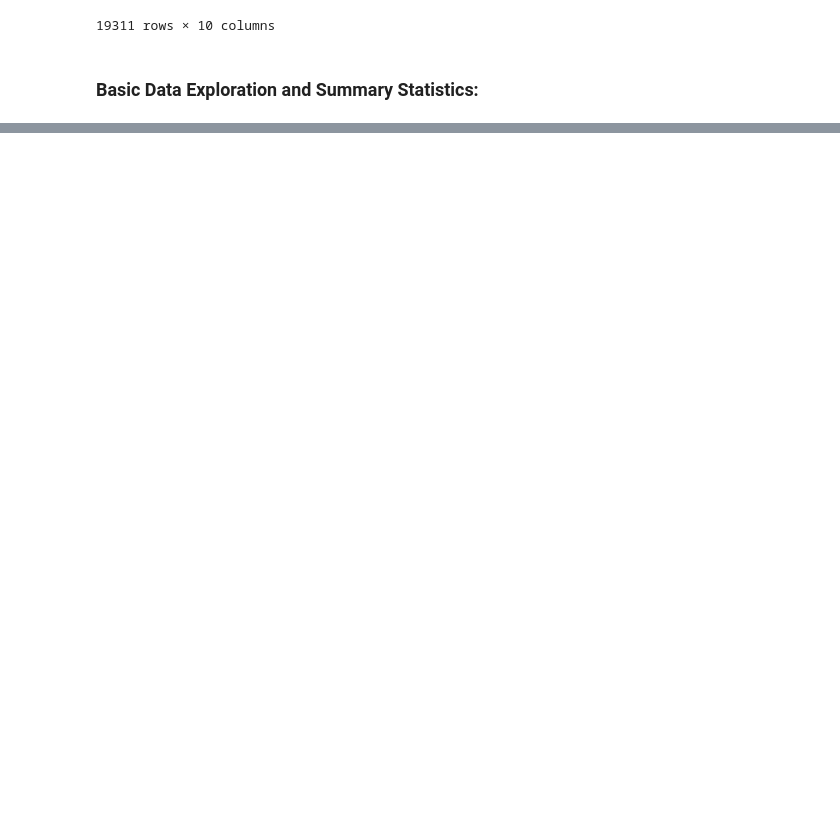
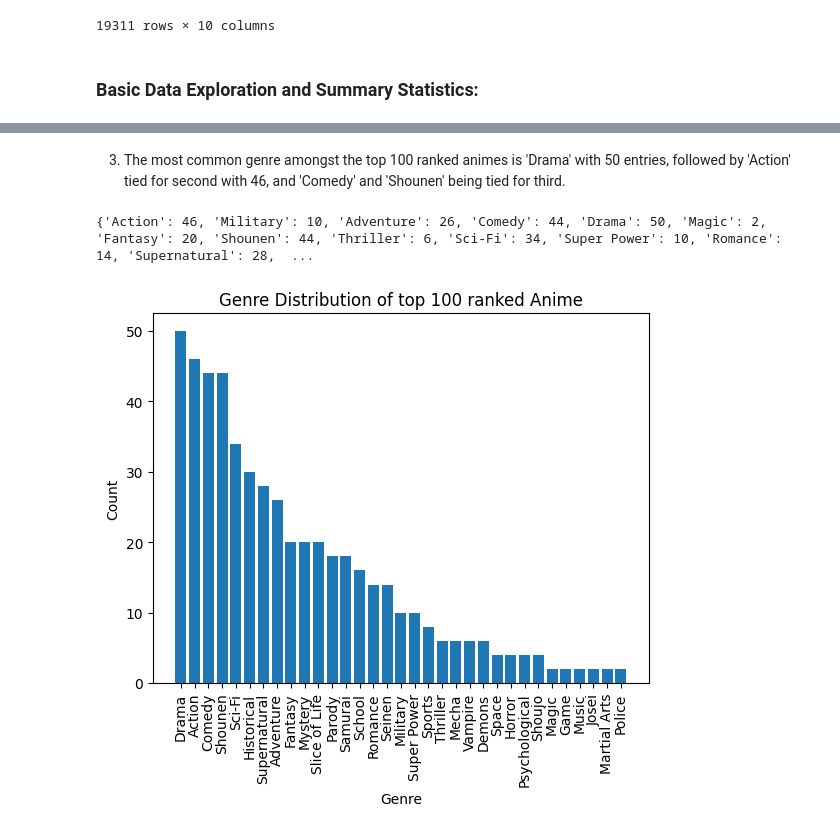
Before and after one commit to ChuckVisuals/CMSC320_Final, a Jupyter notebook: data.ipynb, the cells around one changed output, grey strips where cells are left out. Cells and saved outputs as stored; diff of their text form; code cells hidden in the pictures; blank space fills up the shorter version.

```diff
--- a/data.ipynb
+++ b/data.ipynb
@@ -43,0 +82,34 @@ HA:
+# %% [markdown]
+3. The most common genre amongst the top 100 ranked animes is 'Drama' with 50 entries, followed by 'Action' tied for second with 46, and 'Comedy' and 'Shounen' being tied for third.
+# %%
+lowest_ranked = df.nsmallest(100, 'ranked')
+def g(df):
+   #df['genre'] = df['genre'].apply(eval)
+   return df
+df2 = g(lowest_ranked)
+genre_counts = {}
+def f(df):
+  for genres in df['genre']:
+    for genre in genres:
+      if genre in genre_counts:
+        genre_counts[genre] += 1
+      else:
+        genre_counts[genre] = 1
+  return genre_counts
+genre_counts = f(df2)
+print(genre_counts)
+
+sorted_genres = sorted(genre_counts.items(), key=lambda x: x[1], reverse=True)
+genre_names, genre_counts = zip(*sorted_genres)
+
+# Create a bar chart
+plt.bar(genre_names, genre_counts)
+plt.xlabel("Genre")
+plt.ylabel("Count")
+plt.title("Genre Distribution of top 100 ranked Anime")
+plt.xticks(rotation=90)
+
+plt.show()
+# %% [output]
+{'Action': 46, 'Military': 10, 'Adventure': 26, 'Comedy': 44, 'Drama': 50, 'Magic': 2, 'Fantasy': 20, 'Shounen': 44, 'Thriller': 6, 'Sci-Fi': 34, 'Super Power': 10, 'Romance': 14, 'Supernatural': 28,  ...
+[figure, added]
```
Also changed, not shown: parts of 11 cells of this notebook.
